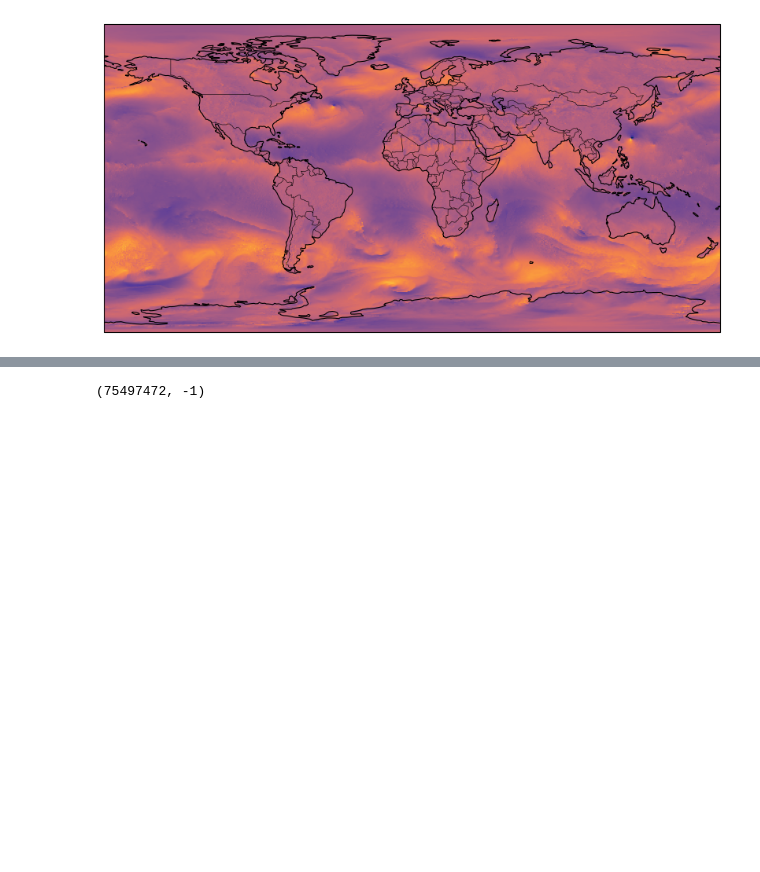
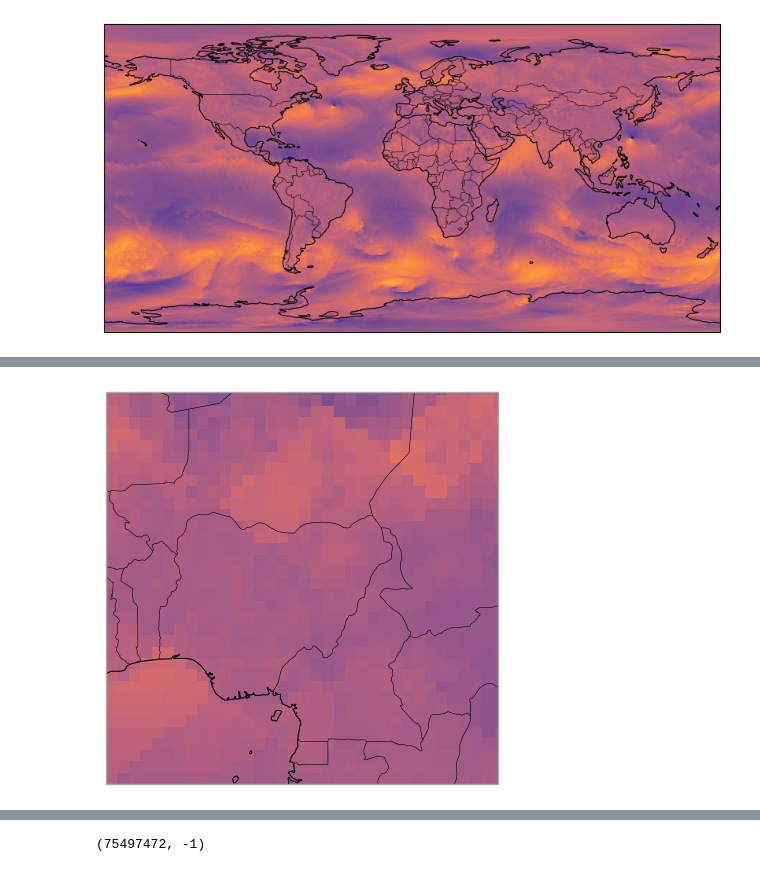
Before and after one commit to feng045/wcrp_hackathon, a Jupyter notebook: notebooks/plot_healpix_data.ipynb, the cells around one changed output, grey strips where cells are left out. Drawn from its saved outputs; the diff is of its cells as text; code cells hidden in the pictures; blank space fills up the shorter version.

```diff
--- a/notebooks/plot_healpix_data.ipynb
+++ b/notebooks/plot_healpix_data.ipynb
@@ -137,3 +134,11 @@ ax.coastlines()
 worldmap(data.u.isel(t=0, p=0), cmap=cmocean.cm.thermal)
 # %% [output]
 [figure]
+# %%
+d2 = np.zeros(256**2 * 12)
+for i in range(12):
+    d2[i * 256**2:(i + 1) * 256**2] = d[i * 512**2:(i + 1) * 512**2].reshape(256, 2, 256, 2).mean(axis=(1, 3)).ravel()
+
+d3 = np.zeros(128**2 * 12)
+for i in range(12):
+    d3[i * 128**2:(i + 1) * 128**2] = d2[i * 256**2:(i + 1) * 256**2].reshape(128, 2, 128, 2).mean(axis=(1, 3)).ravel()
@@ -139,0 +150,5 @@ worldmap(data.u.isel(t=0, p=0), cmap=cmocean.cm.thermal)
+# %%
+worldmap(d3, cmap=cmocean.cm.thermal)
+plt.gca().set_extent((0, 20, 0, 20))
+# %% [output]
+[figure, added]
```
Also changed, not shown: parts of 13 cells of this notebook, 3 other files.
